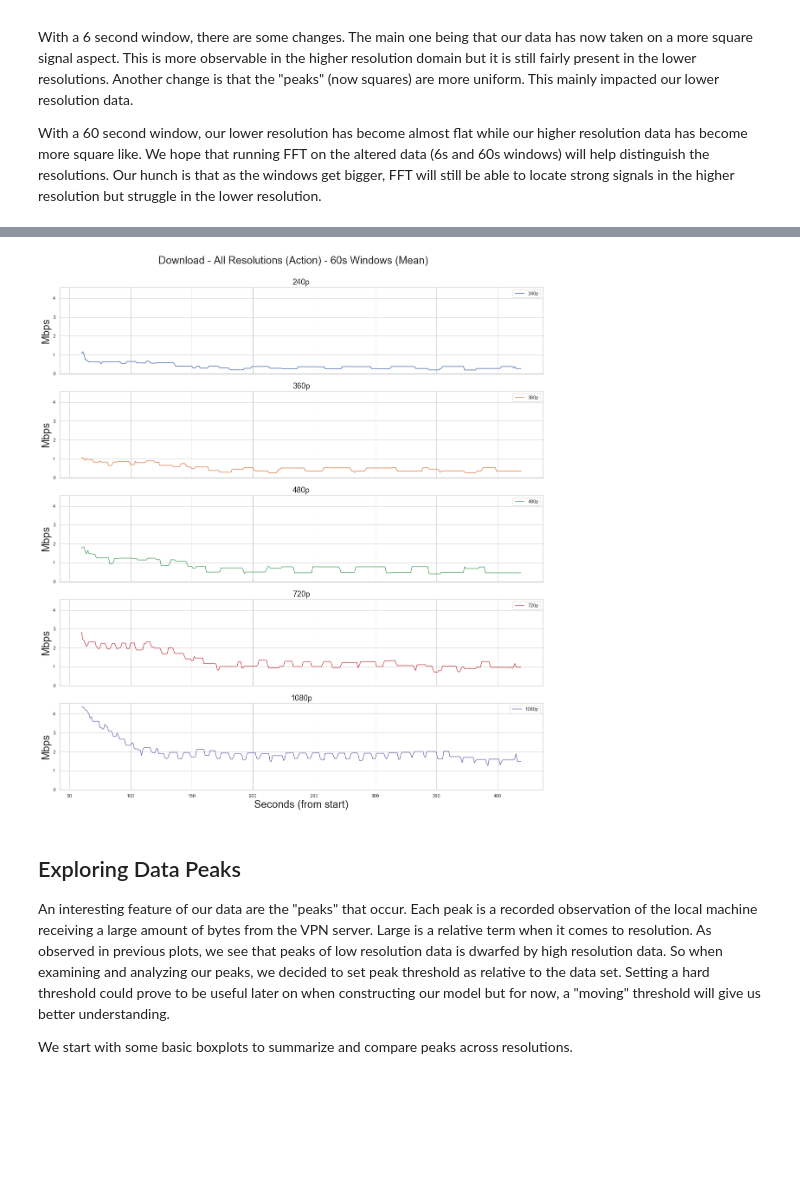
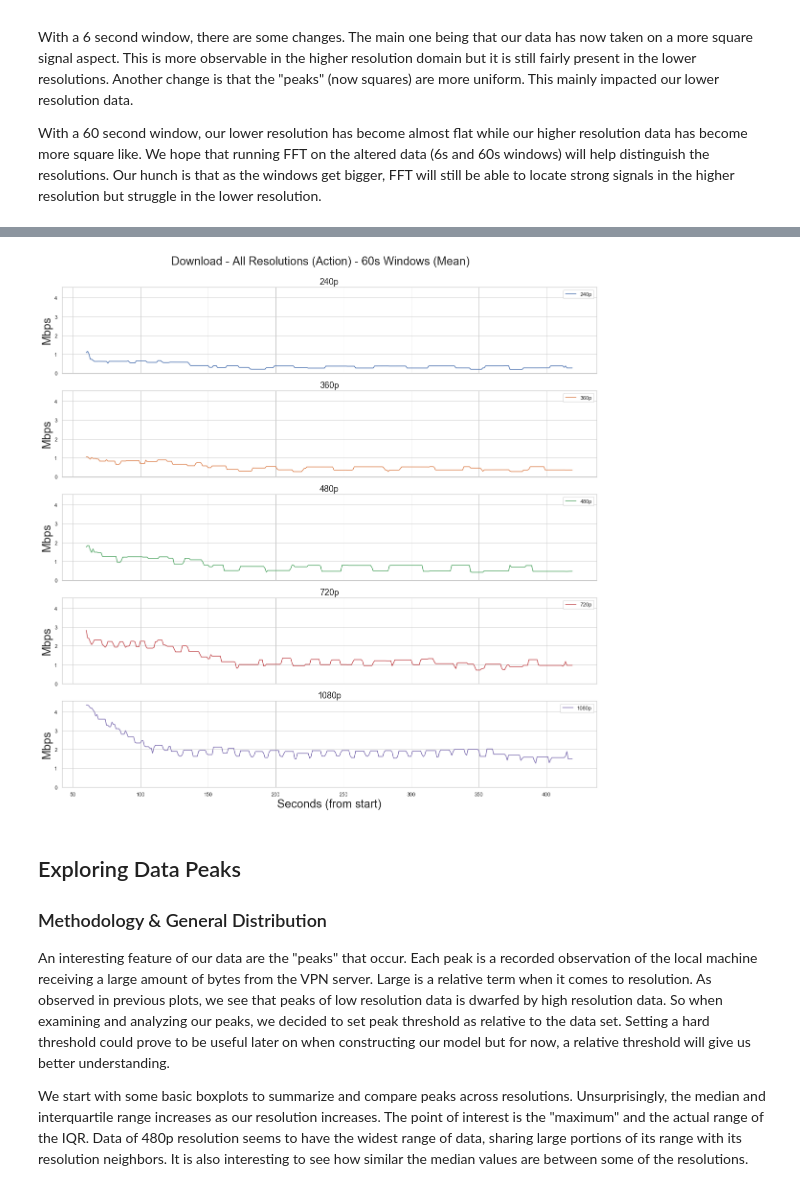
Before and after one commit to stephdoan/ResRecovery, a Jupyter notebook: notebooks/EDA.ipynb, the cells around one changed output, grey strips where cells are left out. Cells and saved outputs as stored; diff of their text form; code cells hidden in the pictures; blank space fills up the shorter version.

```diff
--- a/notebooks/EDA.ipynb
+++ b/notebooks/EDA.ipynb
@@ -34,7 +34,7 @@ iman_two_four = pd.read_csv(two_four_fp + "imnemato-110-action-240p-20210202.csv
 iman_three_six = pd.read_csv(three_six_fp + "imnemato-110-action-360p-20210213.csv")
 iman_four_eight = pd.read_csv(four_eight_fp + "imnemato-110-action-480p-20210202.csv")
 iman_seven_two = pd.read_csv(seven_two_fp + "imnemato-110-action-720p-20210213.csv")
-iman_ten_eight = pd.read_csv(ten_eight_fp + "imnemato-110-action-1080p-20210202.csv")
+iman_ten_eight = pd.read_csv(ten_eight_fp + "imnemato-110-action-1080p-20210202.csv")[30:].reset_index(drop=True)
 
 iman_two_four['resolution'] = '240p'
 iman_four_eight['resolution'] = '480p'
@@ -135,7 +155,7 @@ rolling_sum_dict = {res_col[i]: (rolling_sum[i], color_lst[i]) for i in np.arang
 
 # set up plot structure and labeling
 sns.set_style('whitegrid')
-fig, axes = plt.subplots(5, 1, figsize=(20, 20), sharex=True, sharey=True)
+fig, axes = plt.subplots(5, 1, figsize=(20, 18), sharex=True, sharey=True)
 
 # plot line graphs
 plot_idx = 0
@@ -158,34 +178,36 @@ for ax in axes.flat:
 # %%
 N = 360 + 60
 x=np.arange(60, N)
 rolling_sum = [df.rolling(60).mean().fillna(0) * mbit_rate for df in pre_rolling]
 rolling_sum_dict = {res_col[i]: (rolling_sum[i], color_lst[i]) for i in np.arange(len(res_col))}
 
 # set up plot structure and labeling
 sns.set_style('whitegrid')
-fig, axes = plt.subplots(5, 1, figsize=(20, 20), sharex=True, sharey=True)
+fig, axes = plt.subplots(5, 1, figsize=(20, 18), sharex=True, sharey=True)
 
 # plot line graphs
 plot_idx = 0
 for res in rolling_sum_dict.keys():
   sns.lineplot(x, rolling_sum_dict[res][0]['pkt_size'][60:N], label=res, color=rolling_sum_dict[res][1], ax=axes[plot_idx])
   axes[plot_idx].set_title(res, fontsize=18)
   plot_idx += 1
 
 # aesthetic
 plt.suptitle('Download - All Resolutions (Action) - 60s Windows (Mean)', fontsize=24)
 plt.subplots_adjust(top=0.93)
 #plt.setp(axes, xlim=(0, 360), xticks=[0, 60, 120, 240, 300, 360], ylim=(-1, 50), yticks=[0, 10, 20, 30, 40, 50])
 
 for ax in axes.flat:
     ax.set_xlabel("Seconds (from start)", fontsize=24)
     ax.set_ylabel("Mbps", fontsize=24)
     ax.label_outer()
 # %% [output]
-[figure, old version]
+[figure, new version]
 # %% [markdown]
 ## Exploring Data Peaks
-An interesting feature of our data are the "peaks" that occur. Each peak is a recorded observation of the local machine receiving a large amount of bytes from the VPN server. Large is a relative term when it comes to resolution. As observed in previous plots, we see that peaks of low resolution data is dwarfed by high resolution data. So when examining and analyzing our peaks, we decided to set peak threshold as relative to the data set. Setting a hard threshold could prove to be useful later on when constructing our model but for now, a "moving" threshold will give us better understanding.
 
-We start with some basic boxplots to summarize and compare peaks across resolutions.
+### Methodology & General Distribution
+An interesting feature of our data are the "peaks" that occur. Each peak is a recorded observation of the local machine receiving a large amount of bytes from the VPN server. Large is a relative term when it comes to resolution. As observed in previous plots, we see that peaks of low resolution data is dwarfed by high resolution data. So when examining and analyzing our peaks, we decided to set peak threshold as relative to the data set. Setting a hard threshold could prove to be useful later on when constructing our model but for now, a relative threshold will give us better understanding.
+
+We start with some basic boxplots to summarize and compare peaks across resolutions. Unsurprisingly, the median and interquartile range increases as our resolution increases. The point of interest is the "maximum" and the actual range of the IQR. Data of 480p resolution seems to have the widest range of data, sharing large portions of its range with its resolution neighbors. It is also interesting to see how similar the median values are between some of the resolutions.
 # %%
```
Also changed, not shown: parts of 17 cells of this notebook.
